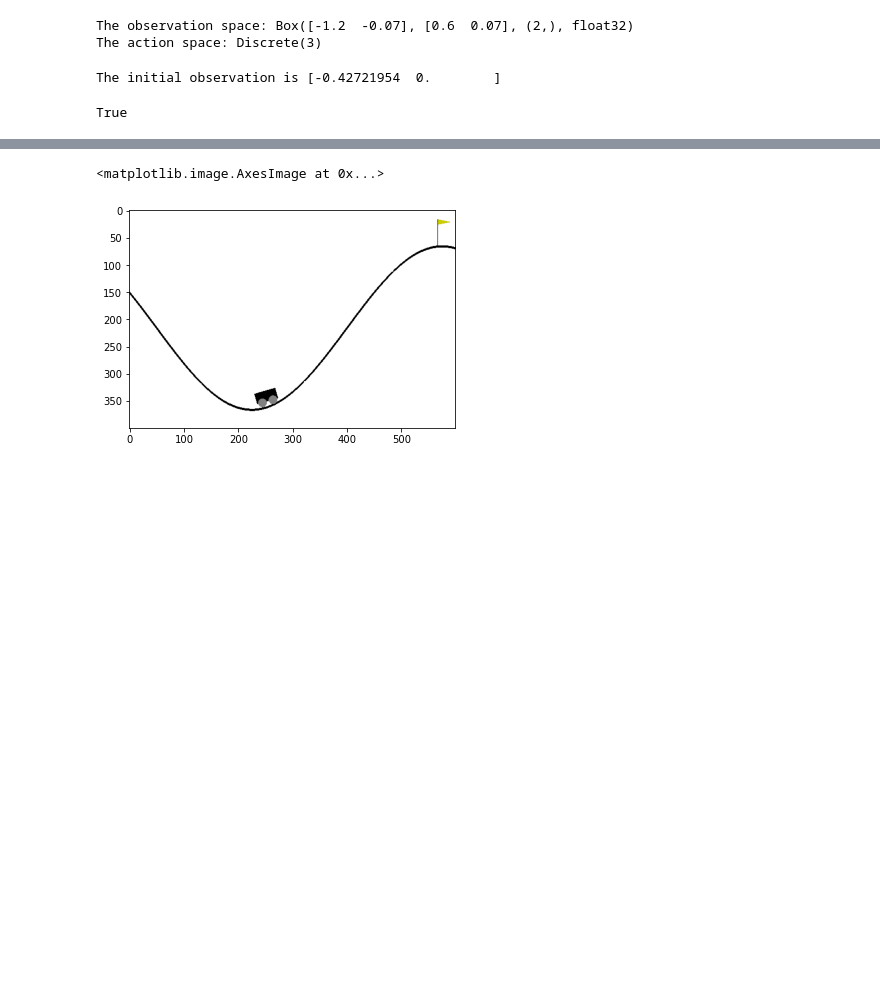
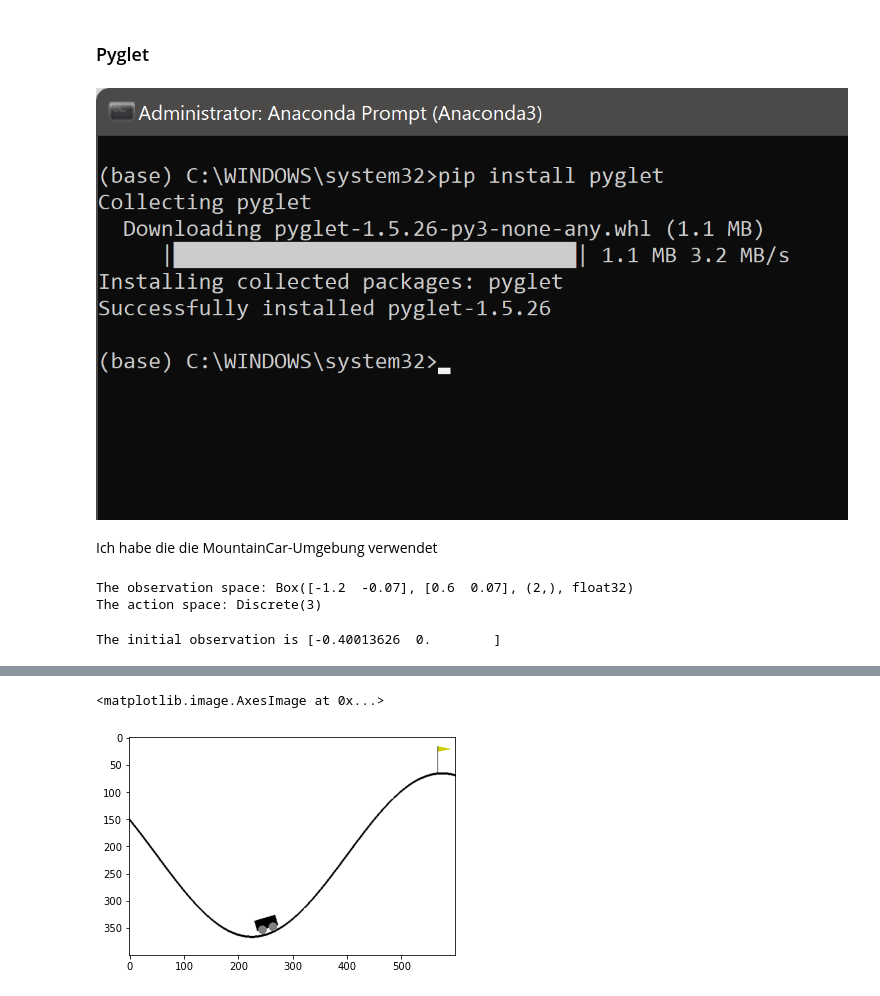
Before and after one commit to KBGA/Reinforcement-Learning, a Jupyter notebook: Reinforcement Learning.ipynb, the cells around one changed output, grey strips where cells are left out. Drawn from its saved outputs; the diff is of its cells as text; code cells hidden in the pictures; blank space fills up the shorter version.

```diff
--- a/Reinforcement Learning.ipynb
+++ b/Reinforcement Learning.ipynb
@@ -5,3 +20,11 @@ import time
+# %% [markdown]
+### Pyglet
+# %%
+Image('Pyglet_install_anaconda.png')
+# %% [output]
+[figure, added]
+# %% [markdown]
+Ich habe die die MountainCar-Umgebung verwendet
 # %%
 env = gym.make('MountainCar-v0')
 # %%
@@ -17,10 +40,8 @@ The action space: Discrete(3)
 # reset the environment and see the initial observation
 obs = env.reset()
 print("The initial observation is {}".format(obs))
-env.render(mode = "human")
 # %% [output]
-The initial observation is [-0.42721954  0.        ]
+The initial observation is [-0.40013626  0.        ]
-True
 # %%
 # Sample a random action from the entire action space
 random_action = env.action_space.sample()
```
Also changed, not shown: parts of 7 cells of this notebook.
